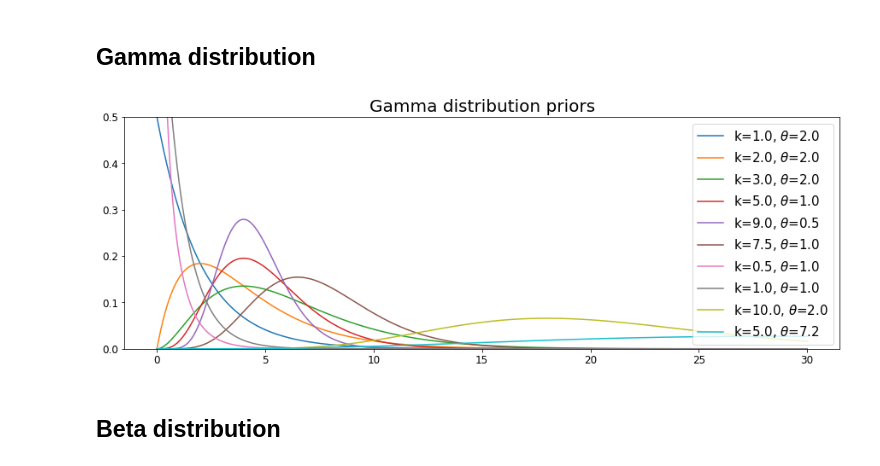
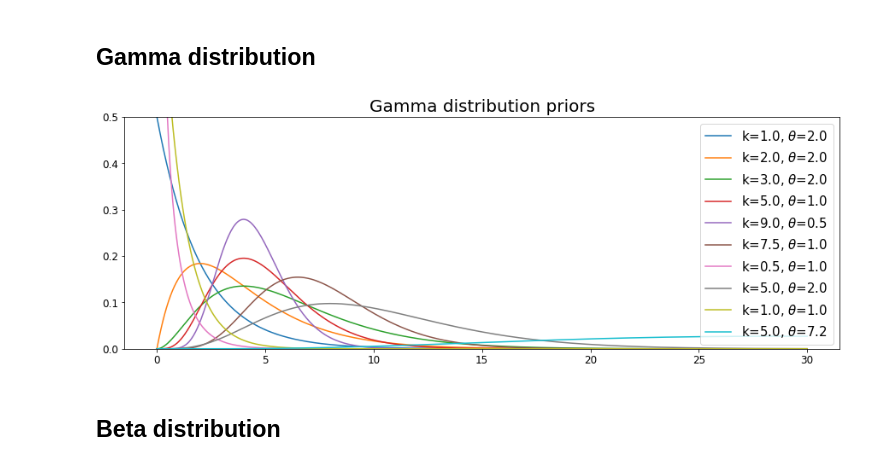
Before and after one commit to janfb/mcabc, a Jupyter notebook: notebooks/distributions.ipynb, the cells around one changed output. Saved outputs shown, nothing was run; the diff lists cells and outputs as text; code cells hidden in the pictures.

```diff
--- a/notebooks/distributions.ipynb
+++ b/notebooks/distributions.ipynb
@@ -18,16 +18,16 @@ mpl.rcParams['figure.figsize'] = (15, 5)
 ## Gamma distribution
 # %%
 thetas = np.linspace(0, 30, 1000)
-ks = [1., 2., 3., 5., 9., 7.5, 0.5, 1., 10., 5.]
-ths = [2., 2., 2., 1., 0.5, 1., 1., 1., 2., 7.2]
+ks = [1., 2., 3., 5., 9., 7.5, 0.5, 5., 1., 5.]
+ths = [2., 2., 2., 1., 0.5, 1., 1., 2., 1., 7.2]
 
 for k, th in zip(ks, ths):
     plt.plot(thetas, gamma.pdf(x=thetas, a=k, scale=th), label=r'k={}, $\theta$={}'.format(k, th))
 plt.ylim([0., 0.5])
 plt.legend()
 plt.title('Gamma distribution priors');
 # %% [output]
-[figure, old version]
+[figure, new version]
 # %% [markdown]
 ## Beta distribution
 # %%
```
Also changed, not shown: 2 other files.
